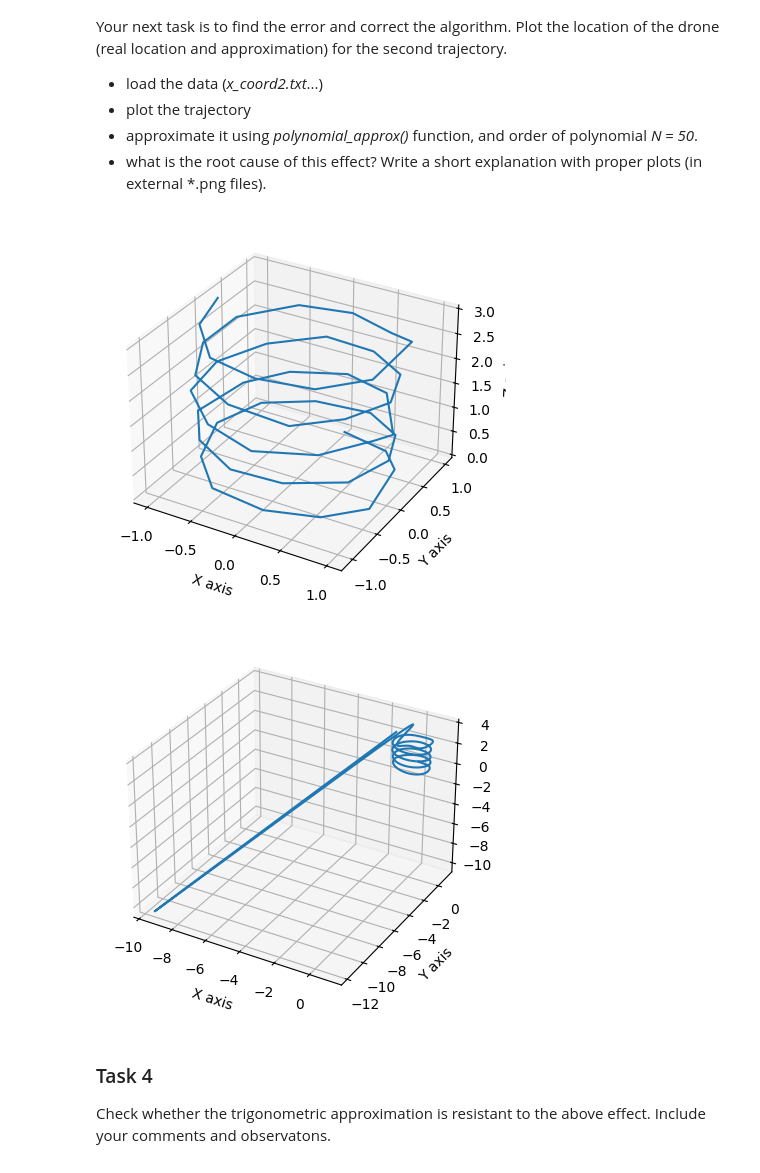
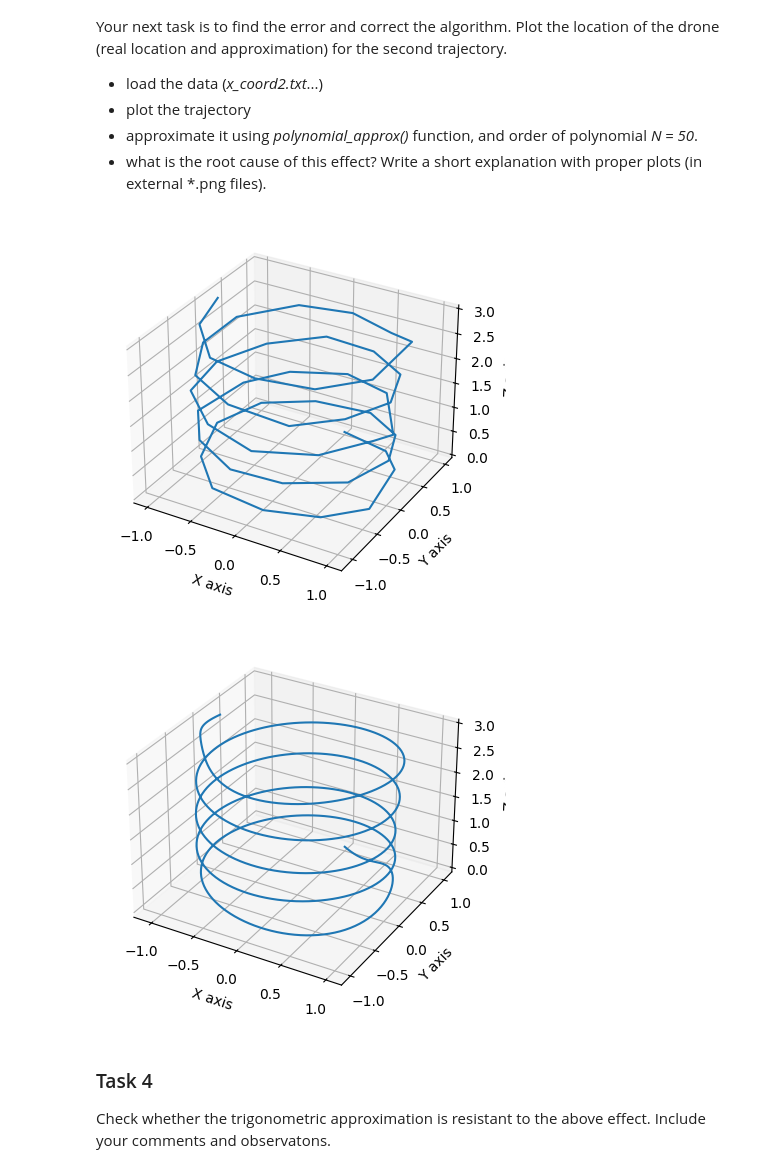
Before and after one commit to OskarPutz/Numerical-Methods, a Jupyter notebook: lab7/lab_NM_7.ipynb, the cells around one changed output. Drawn from its saved outputs; the diff is of its cells as text; code cells hidden in the pictures.

```diff
--- a/lab7/lab_NM_7.ipynb
+++ b/lab7/lab_NM_7.ipynb
@@ -57,11 +57,11 @@ Use functions:
 - use order of approximation *N = 50*
 - all procedures should be included into your function called: *polynomial_approx()*, with proper input and output parameters.
 # %%
-def polynomial_approx(coord_data, time_data, N=50):   # specify input parameters
+def polynomial_approx(coord_data, time_data, N):   # specify input parameters
 
     # compute coefficients for polynomial approximation using: np.polyfit()
     # fit a polynomial of degree 3 to the data points
-    coeffs = np.polyfit(time_data, coord_data, 50)
+    coeffs = np.polyfit(time_data, coord_data, N)
     # define the moments of time for which the approximating function will be evaluated
     n_points = 1000
     t2 = np.linspace(0, 150, n_points)  # moments of the time for which the approximating function will be evaluated
@@ -105,37 +106,40 @@ The team member responsible for the system tests noticed that for the trajectory
 # your code
 x_coord2 = np.loadtxt('x_coord2.txt')
 y_coord2 = np.loadtxt('y_coord2.txt')
 z_coord2 = np.loadtxt('z_coord2.txt')
 time_vec2 = np.loadtxt('time2.txt')
+
 
 fig = plt.figure()
 ax = fig.add_subplot(111, projection='3d')
 
 ax.plot3D(x_coord2, y_coord2, z_coord2, '-')
 
 ax.set_xlabel('X axis')
 ax.set_ylabel('Y axis')
 ax.set_zlabel('Z axis')
 
 plt.show()
 
-x_approx2, t22 = polynomial_approx(x_coord2, time_vec2)
-y_approx2, _ = polynomial_approx(y_coord2, time_vec2)
-z_approx2, _ = polynomial_approx(z_coord2, time_vec2)
+N = 20
+
+x_approx2, t22 = polynomial_approx(x_coord2, time_vec2, N)
+y_approx2, _ = polynomial_approx(y_coord2, time_vec2, N)
+z_approx2, _ = polynomial_approx(z_coord2, time_vec2, N)
 
 fig = plt.figure()
 ax = fig.add_subplot(111, projection='3d')
 
 ax.plot3D(x_approx2, y_approx2, z_approx2, '-')
 
 ax.set_xlabel('X axis')
 ax.set_ylabel('Y axis')
 ax.set_zlabel('Z axis')
 
 plt.show()
 # %% [output]
 [figure]
-[figure, old version]
+[figure, new version]
 # %% [markdown]
 ### Task 4
 
```
Also changed, not shown: parts of 2 cells of this notebook.
